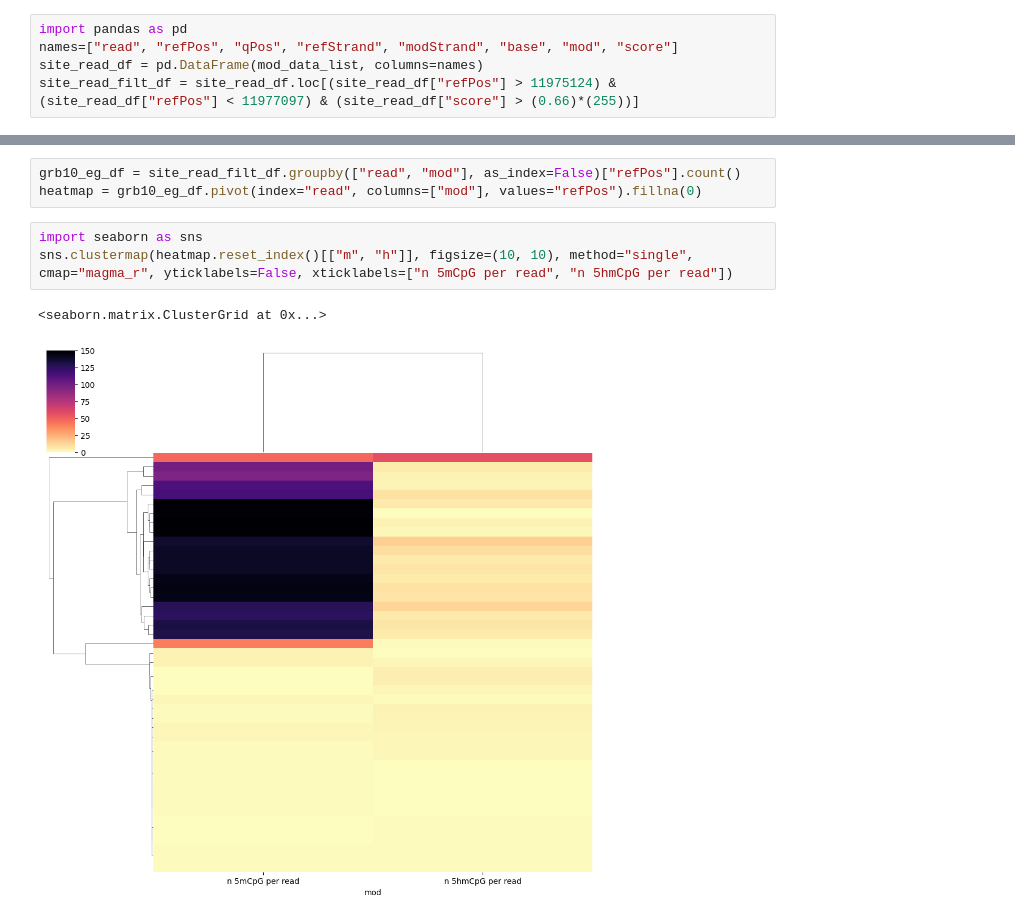
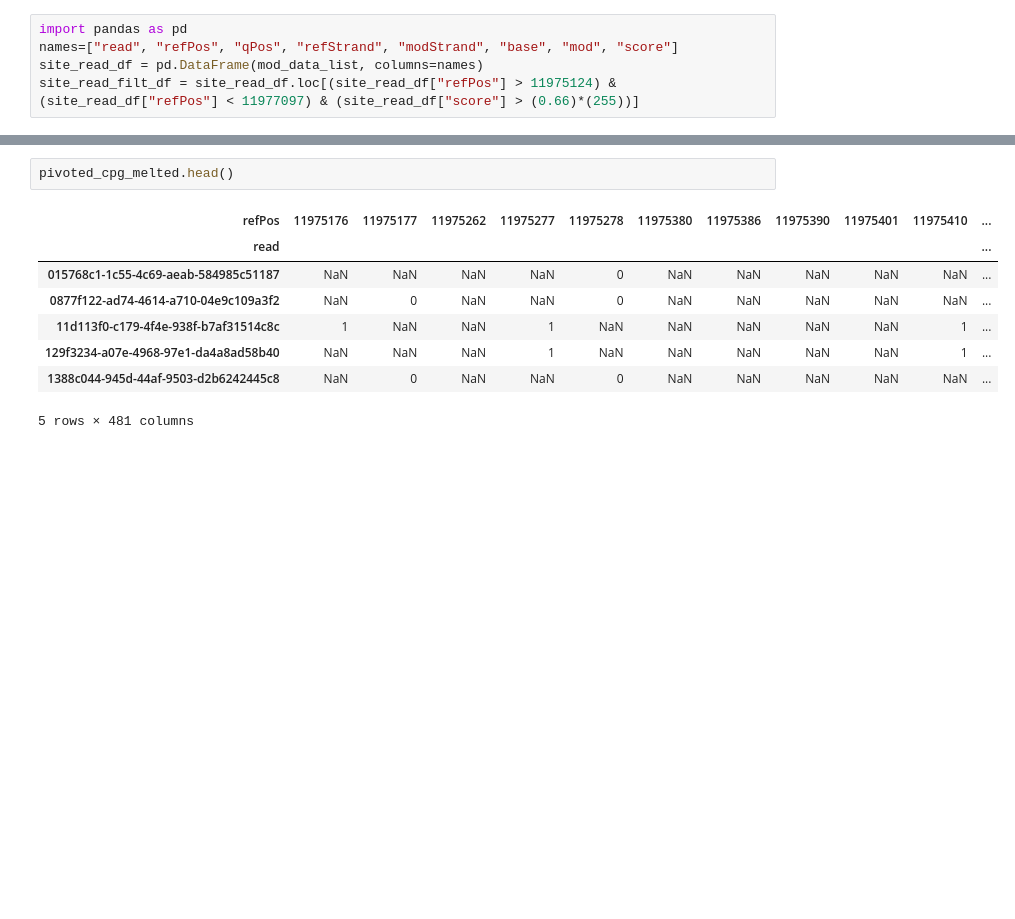
Before and after one commit to DominicOH/Analysis-of-nanopore-epigenetic-sequencing, a Jupyter notebook: Imprinting_genes_fig6.ipynb, the cells around one changed output, grey strips where cells are left out. Cells and saved outputs as stored; diff of their text form; blank space fills up the shorter version.

```diff
--- a/Imprinting_genes_fig6.ipynb
+++ b/Imprinting_genes_fig6.ipynb
@@ -190,9 +126,11 @@ sns.clustermap(heatmap2.reset_index()[["c", "m", "h"]],
-# %%
-grb10_eg_df = site_read_filt_df.groupby(["read", "mod"], as_index=False)["refPos"].count()
-heatmap = grb10_eg_df.pivot(index="read", columns=["mod"], values="refPos").fillna(0)
-# %%
-import seaborn as sns
-sns.clustermap(heatmap.reset_index()[["m", "h"]], figsize=(10, 10), method="single", cmap="magma_r", yticklabels=False, xticklabels=["n 5mCpG per read", "n 5hmCpG per read"])
-# %% [output]
-<seaborn.matrix.ClusterGrid at 0x...>
-[figure, removed]
+# %%
+pivoted_cpg_melted.head()
+# %% [output]
+| refPos | 11975176 | 11975177 | 11975262 | 11975277 | 11975278 | 11975380 | 11975386 | 11975390 | 11975401 | 11975410 | ... |
+| read |  |  |  |  |  |  |  |  |  |  | ... |
+| 015768c1-1c55-4c69-aeab-584985c51187 | NaN | NaN | NaN | NaN | 0 | NaN | NaN | NaN | NaN | NaN | ... |
+| 0877f122-ad74-4614-a710-04e9c109a3f2 | NaN | 0 | NaN | NaN | 0 | NaN | NaN | NaN | NaN | NaN | ... |
+| 11d113f0-c179-4f4e-938f-b7af31514c8c | 1 | NaN | NaN | 1 | NaN | NaN | NaN | NaN | NaN | 1 | ... |
+| 129f3234-a07e-4968-97e1-da4a8ad58b40 | NaN | NaN | NaN | 1 | NaN | NaN | NaN | NaN | NaN | 1 | ... |
+| 1388c044-945d-44af-9503-d2b6242445c8 | NaN | 0 | NaN | NaN | 0 | NaN | NaN | NaN | NaN | NaN | ... |
+5 rows × 481 columns
```
Also changed, not shown: parts of 12 cells of this notebook.
